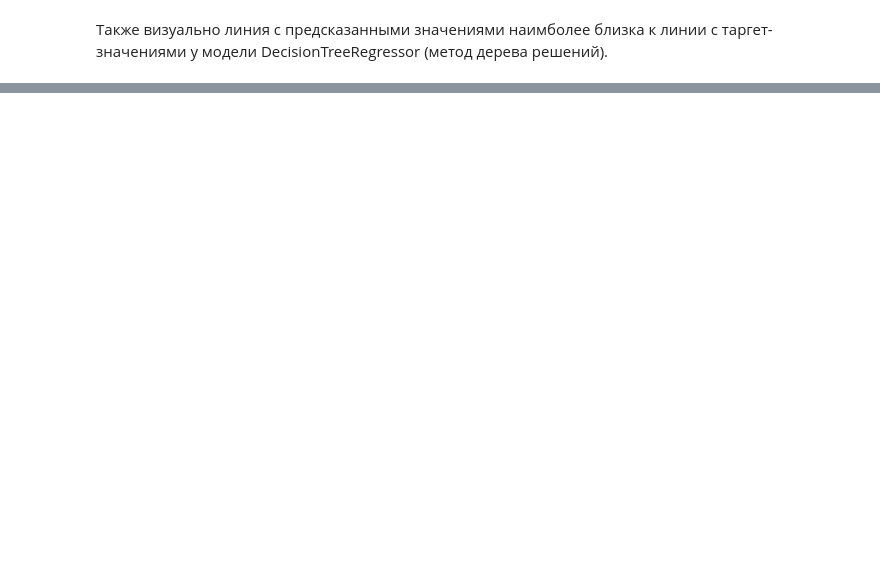
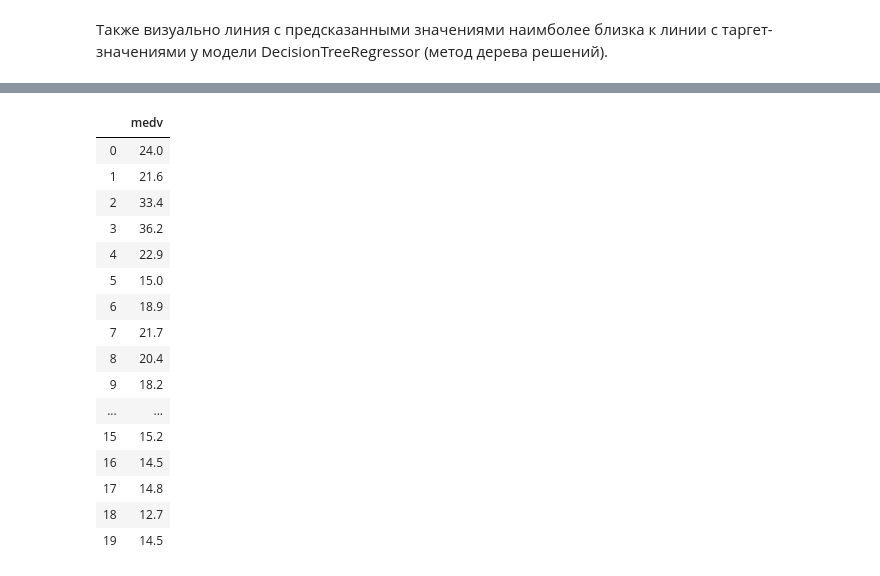
Before and after one commit to MarinaBaz/abd_5_dz2, a Jupyter notebook: abd_5_dz2.ipynb, the cells around one changed output, grey strips where cells are left out. Drawn from its saved outputs; the diff is of its cells as text; code cells hidden in the pictures; blank space fills up the shorter version.

```diff
--- a/abd_5_dz2.ipynb
+++ b/abd_5_dz2.ipynb
@@ -545,0 +583,21 @@ plt.show()
+# %%
+y_target = data_house_new[['medv']]
+y_target
+# %% [output]
+|  | medv |
+| 0 | 24.0 |
+| 1 | 21.6 |
+| 2 | 33.4 |
+| 3 | 36.2 |
+| 4 | 22.9 |
+| 5 | 15.0 |
+| 6 | 18.9 |
+| 7 | 21.7 |
+| 8 | 20.4 |
+| 9 | 18.2 |
+| ... | ... |
+| 15 | 15.2 |
+| 16 | 14.5 |
+| 17 | 14.8 |
+| 18 | 12.7 |
+| 19 | 14.5 |
```
Also changed, not shown: parts of 39 cells of this notebook, 1 other file.
